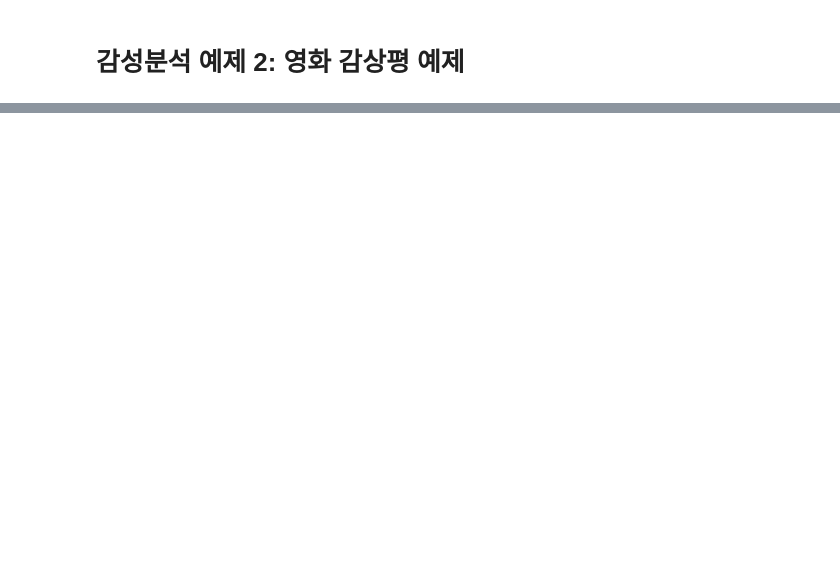
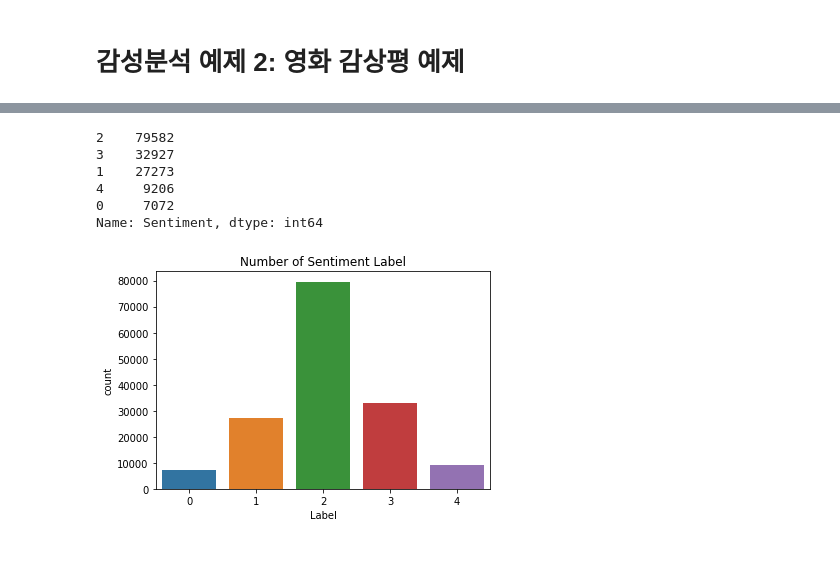
Before and after one commit to mkhoin/nlp1209, a Jupyter notebook: 자연어처리활용/05_감성분석_5등급분류.ipynb, the cells around one changed output, grey strips where cells are left out. Drawn from its saved outputs; the diff is of its cells as text; code cells hidden in the pictures; blank space fills up the shorter version.

```diff
--- a/자연어처리활용/05_감성분석_5등급분류.ipynb
+++ b/자연어처리활용/05_감성분석_5등급분류.ipynb
@@ -43,4 +54,4 @@ random.seed(123)
 # %%
-train= pd.read_csv("train.tsv", sep="\t")  # tsv: tab seperated value
+train= pd.read_csv("/content/drive/My Drive/NLP_LAB/train.tsv", sep="\t")  # tsv: tab seperated value
 
 train.head()
@@ -49,2 +130,17 @@ train.shape
+# %%
+# Y 레이블의 분포
+print(train['Sentiment'].value_counts())
+sns.countplot(train['Sentiment'])
+plt.xlabel('Label')
+plt.title('Number of Sentiment Label')
+plt.show()
+# %% [output]
+2    79582
+3    32927
+1    27273
+4     9206
+0     7072
+Name: Sentiment, dtype: int64
+[figure, added]
 # %% [markdown]
 #
```
Also changed, not shown: parts of 26 cells of this notebook.
